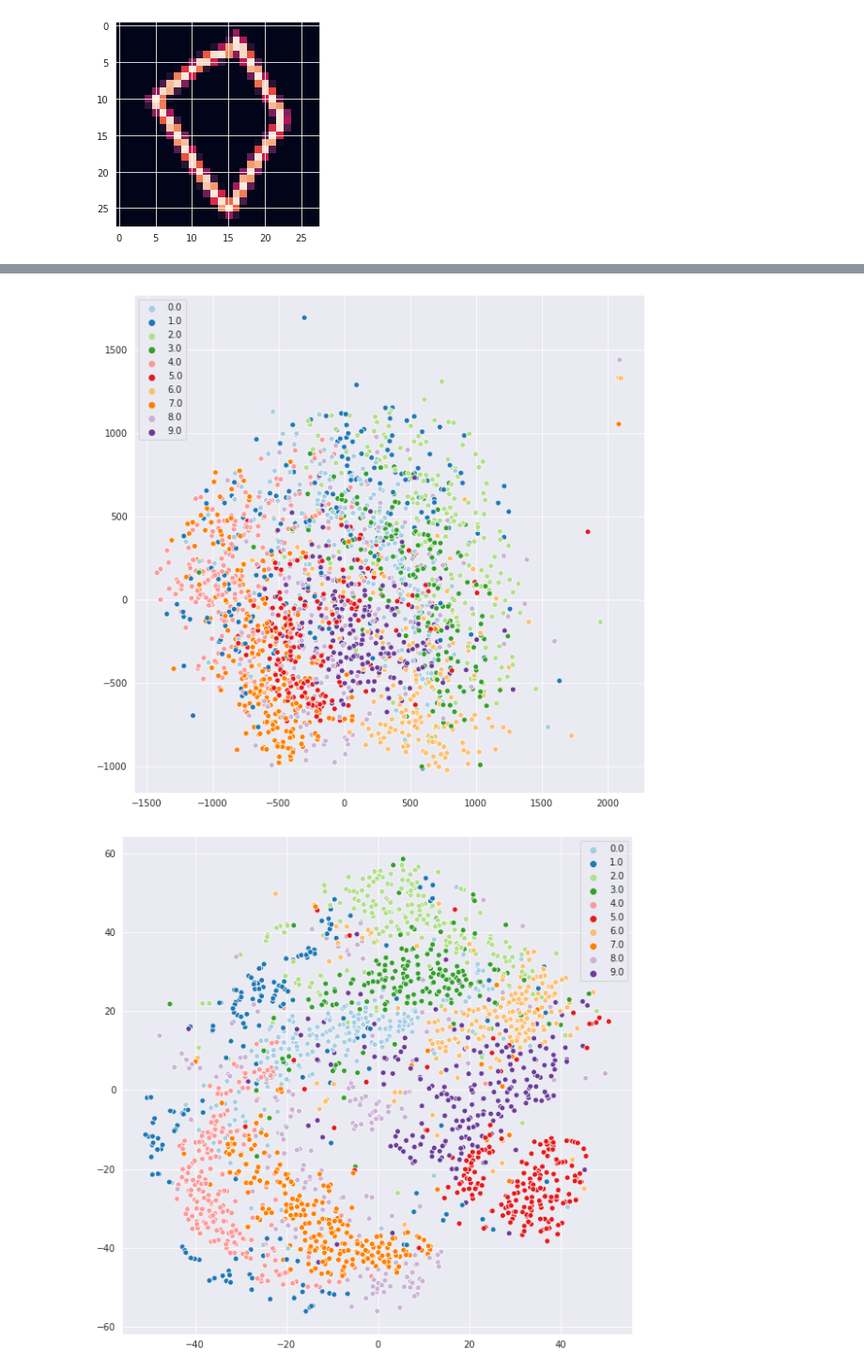
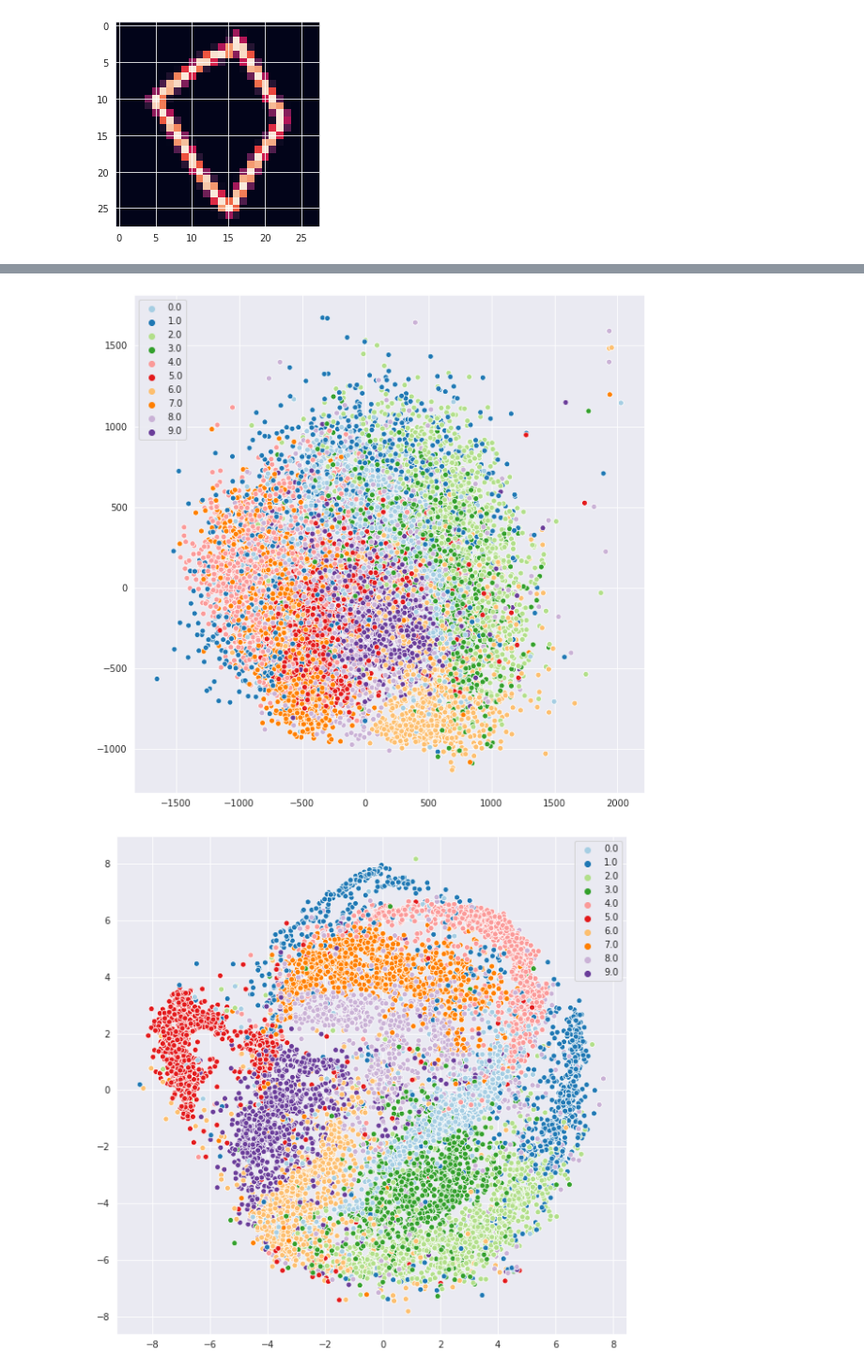
Before and after one commit to bombaybrew/colab_experiments, a Jupyter notebook: quickdraw_gpu.ipynb, the cells around one changed output, grey strips where cells are left out. Shown at 94% size. Saved outputs shown, nothing was run; the diff lists cells and outputs as text; code cells hidden in the pictures.

```diff
--- a/quickdraw_gpu.ipynb
+++ b/quickdraw_gpu.ipynb
@@ -201,7 +201,9 @@ diamond
 [figure]
 # %%
 from sklearn.decomposition import PCA
-from sklearn.manifold import TSNE
+# from sklearn.manifold import TSNE
+from tsnecuda import TSNE
+
 import seaborn as sns
 sns.set_style('darkgrid')
 palette = sns.color_palette("Paired", 10)
@@ -220,11 +222,11 @@ def plot_PCA(X, y):
 
 def plot_TSNE(X, y):
   print('calc TSNE.')
-  tsne_projections = TSNE().fit_transform(X)
+  tsne_projections = TSNE(n_components=2, verbose=1, perplexity=40, n_iter=300).fit_transform(X)
   plt.figure(figsize=(10,10))
   ax = sns.scatterplot(tsne_projections[:,0], tsne_projections[:,1], hue=y, palette=palette)
 
-sample_size = 2000
+sample_size = 10000
 
 X = np.reshape(x_train, (x_train.shape[0], 28 * 28))[0:sample_size]
 y = y_train[0:sample_size]
@@ -238,3 +240,3 @@ calc PCA.
 calc TSNE.
-[figure, old version]
+[figure, new version]
-[figure, old version]
+[figure, new version]
```
Also changed, not shown: parts of 4 cells of this notebook.
